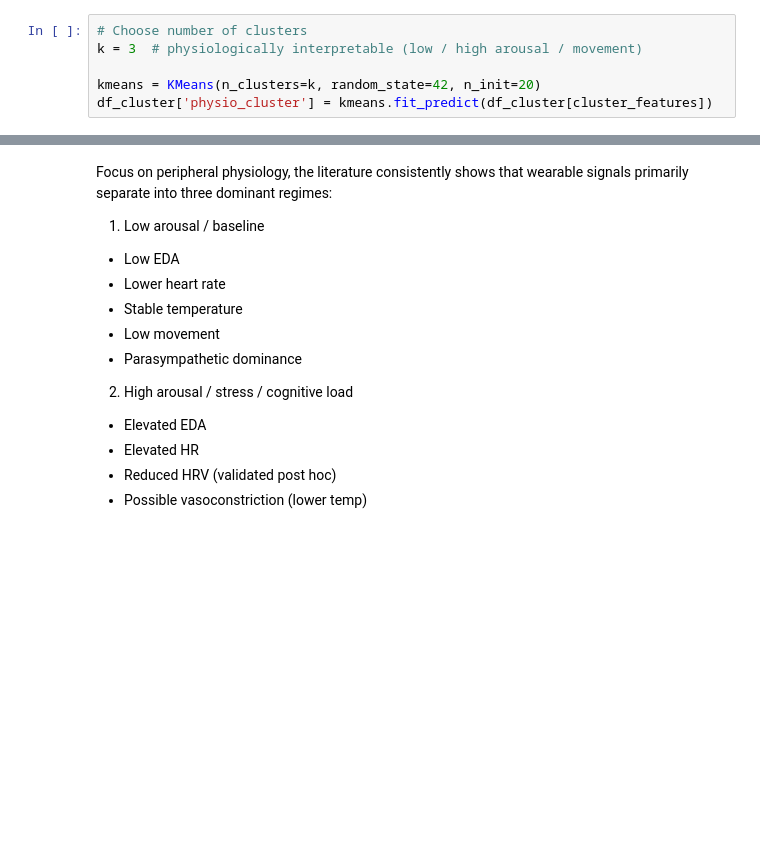
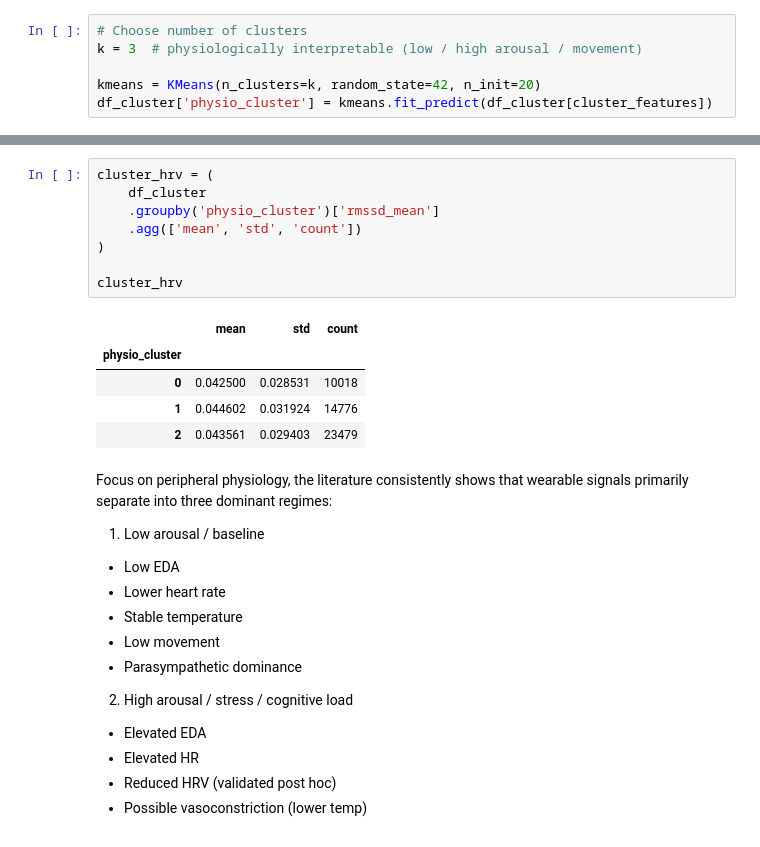
Before and after one commit to Kavisha-29-R/BME_DATA_SCIENCE_CAPSTONE_PROJECT, a Jupyter notebook: Notebooks/1_Modelling.ipynb, the cells around one changed output, grey strips where cells are left out. Cells and saved outputs as stored; diff of their text form; blank space fills up the shorter version.

```diff
--- a/Notebooks/1_Modelling.ipynb
+++ b/Notebooks/1_Modelling.ipynb
@@ -267,3 +286,17 @@ df_cluster['physio_cluster'] = kmeans.fit_predict(df_cluster[cluster_features])
+# %%
+cluster_hrv = (
+    df_cluster
+    .groupby('physio_cluster')['rmssd_mean']
+    .agg(['mean', 'std', 'count'])
+)
+
+cluster_hrv
+# %% [output]
+|  | mean | std | count |
+| physio_cluster |  |  |  |
+| 0 | 0.042500 | 0.028531 | 10018 |
+| 1 | 0.044602 | 0.031924 | 14776 |
+| 2 | 0.043561 | 0.029403 | 23479 |
 # %% [markdown]
 Focus on peripheral physiology, the literature consistently shows that wearable signals primarily separate into three dominant regimes:
 
```
Also changed, not shown: parts of 5 cells of this notebook, 2 other files.
